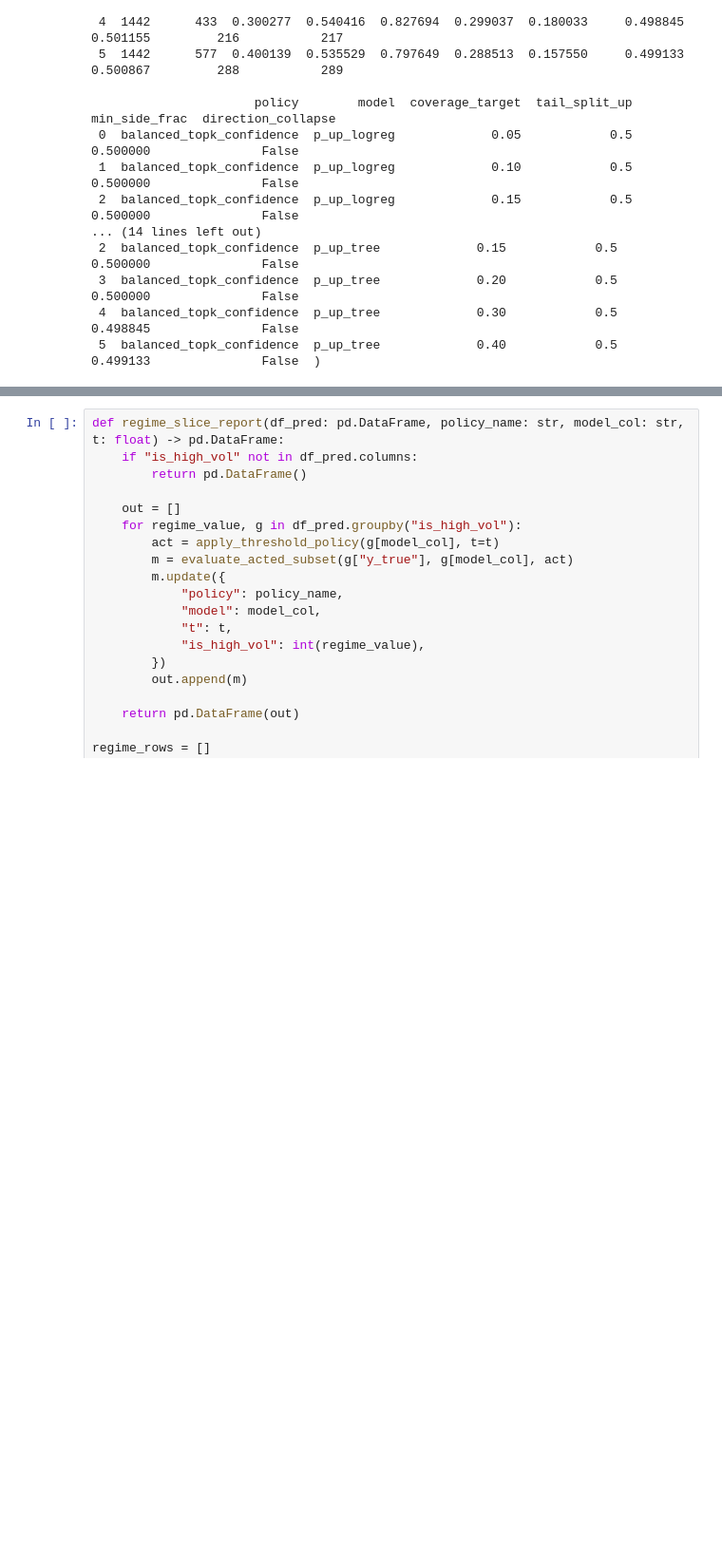
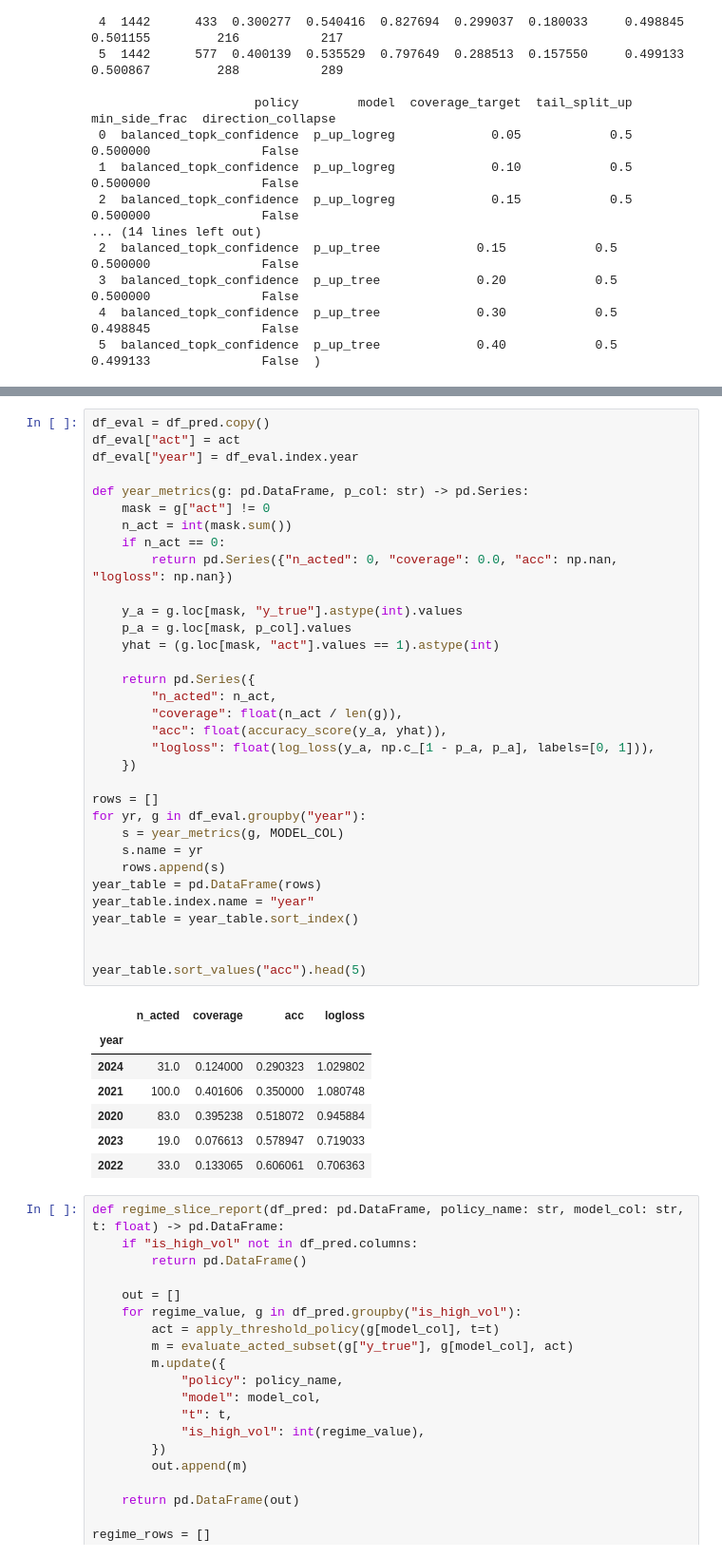
Before and after one commit to rafachan3/FX-Rate-Forecasting-Pipeline, a Jupyter notebook: notebooks/06_decision_policy_confidence_gating.ipynb, the cells around one changed output, grey strips where cells are left out. Shown at 95% size. Saved outputs shown, nothing was run; the diff lists cells and outputs as text; blank space fills up the shorter version.

```diff
--- a/notebooks/06_decision_policy_confidence_gating.ipynb
+++ b/notebooks/06_decision_policy_confidence_gating.ipynb
@@ -540,3 +720,44 @@ Wrote: /Users/ianvicente/Desktop/FX-Rate-Forecasting-Pipeline/outputs/decision_p
+# %%
+df_eval = df_pred.copy()
+df_eval["act"] = act
+df_eval["year"] = df_eval.index.year
+
+def year_metrics(g: pd.DataFrame, p_col: str) -> pd.Series:
+    mask = g["act"] != 0
+    n_act = int(mask.sum())
+    if n_act == 0:
+        return pd.Series({"n_acted": 0, "coverage": 0.0, "acc": np.nan, "logloss": np.nan})
+
+    y_a = g.loc[mask, "y_true"].astype(int).values
+    p_a = g.loc[mask, p_col].values
+    yhat = (g.loc[mask, "act"].values == 1).astype(int)
+
+    return pd.Series({
+        "n_acted": n_act,
+        "coverage": float(n_act / len(g)),
+        "acc": float(accuracy_score(y_a, yhat)),
+        "logloss": float(log_loss(y_a, np.c_[1 - p_a, p_a], labels=[0, 1])),
+    })
+
+rows = []
+for yr, g in df_eval.groupby("year"):
+    s = year_metrics(g, MODEL_COL)
+    s.name = yr
+    rows.append(s)
+year_table = pd.DataFrame(rows)
+year_table.index.name = "year"
+year_table = year_table.sort_index()
+
+
+year_table.sort_values("acc").head(5)
+# %% [output]
+|  | n_acted | coverage | acc | logloss |
+| year |  |  |  |  |
+| 2024 | 31.0 | 0.124000 | 0.290323 | 1.029802 |
+| 2021 | 100.0 | 0.401606 | 0.350000 | 1.080748 |
+| 2020 | 83.0 | 0.395238 | 0.518072 | 0.945884 |
+| 2023 | 19.0 | 0.076613 | 0.578947 | 0.719033 |
+| 2022 | 33.0 | 0.133065 | 0.606061 | 0.706363 |
 # %%
 def regime_slice_report(df_pred: pd.DataFrame, policy_name: str, model_col: str, t: float) -> pd.DataFrame:
     if "is_high_vol" not in df_pred.columns:
```
Also changed, not shown: parts of 11 cells of this notebook.
